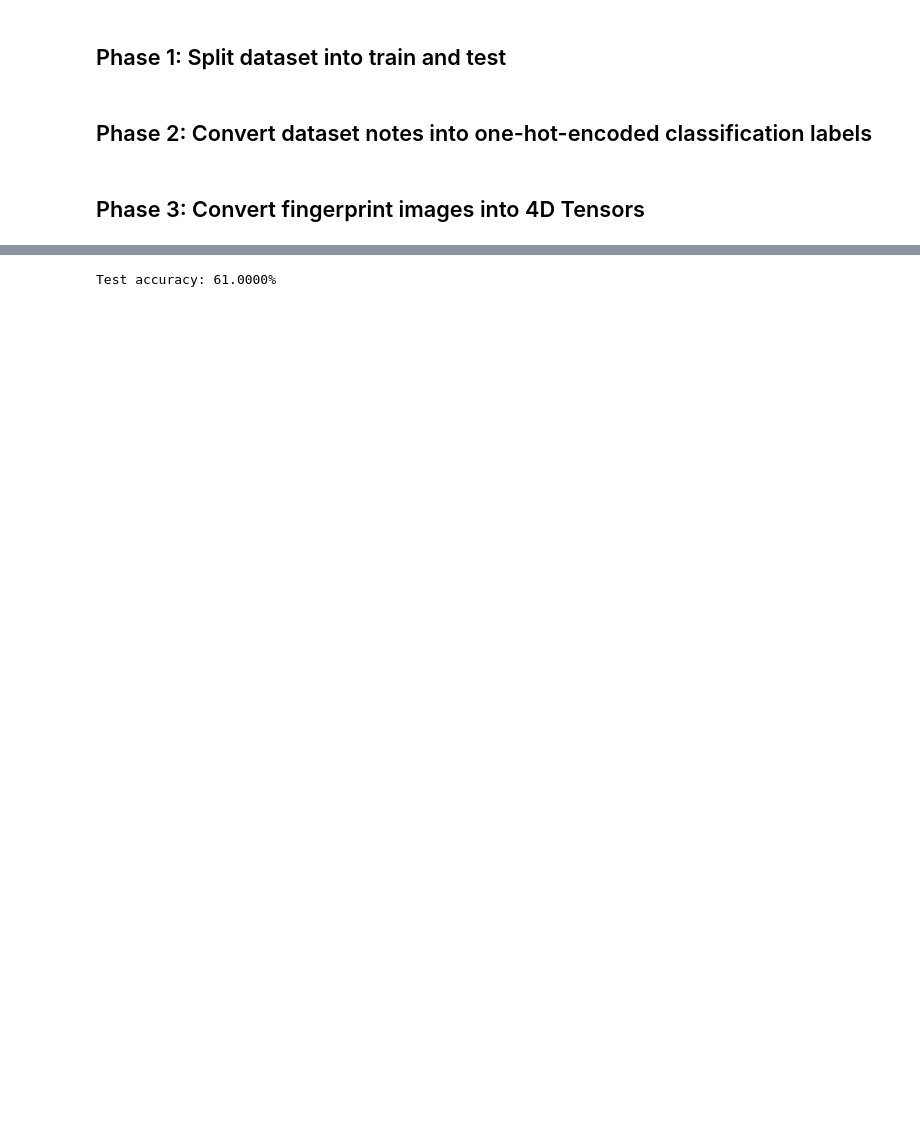
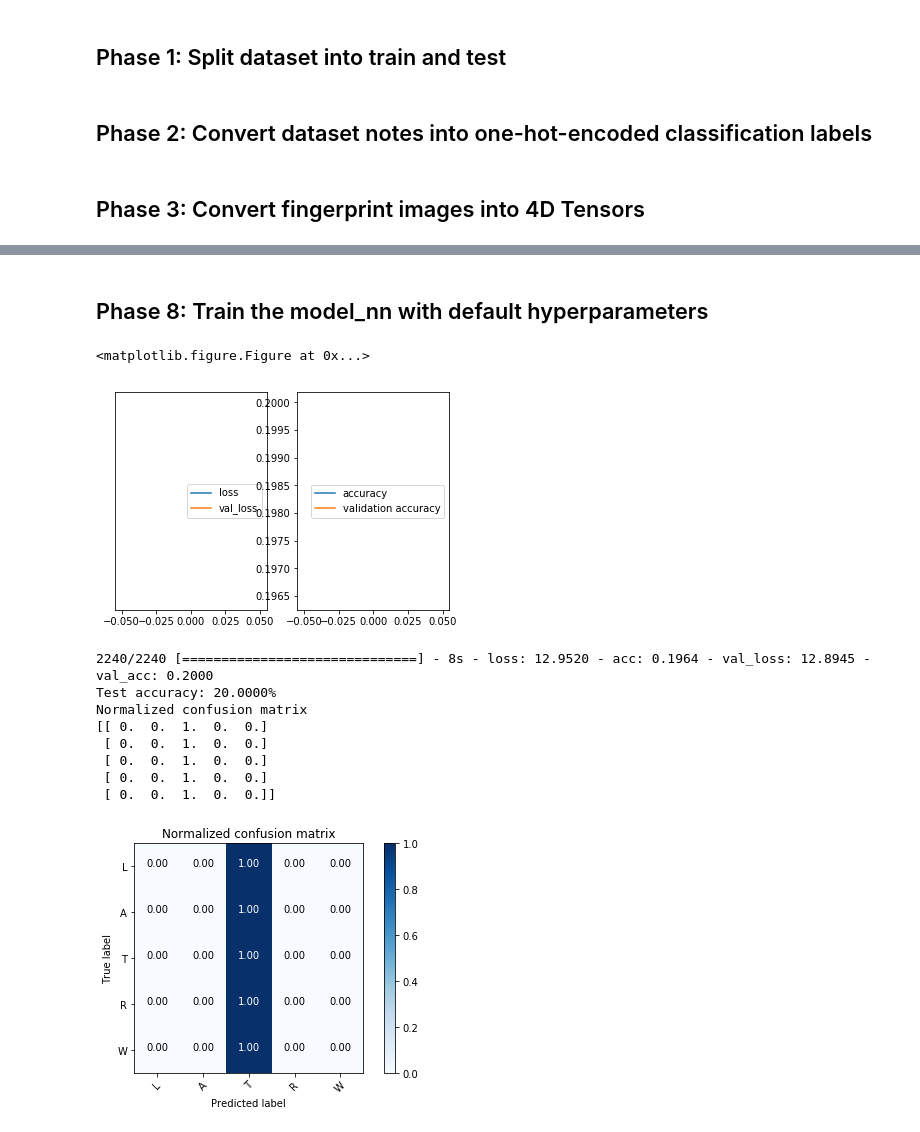
Before and after one commit to tibaes/capstone, a Jupyter notebook: project.ipynb, the cells around one changed output, grey strips where cells are left out. Saved outputs shown, nothing was run; the diff lists cells and outputs as text; code cells hidden in the pictures; blank space fills up the shorter version.

Commit message:
up to phase 8 + confusion matrix

```diff
--- a/project.ipynb
+++ b/project.ipynb
@@ -104,6 +177,0 @@ checkpointer = ModelCheckpoint(filepath='best_model.hdf5',
-# %%
-early_stopping = EarlyStopping(monitor='val_loss', patience=8)
-# %%
-model.fit(X_train, y_train,
-          validation_split=0.2, epochs=50, verbose=1, batch_size=16,
-          callbacks=[checkpointer, early_stopping])
@@ -131,2 +177,0 @@ Epoch 50/50
-# %%
-model.load_weights('best_model.hdf5')
@@ -137,5 +177,0 @@ predictions = [np.argmax(model.predict(np.expand_dims(tensor, axis=0))) for tens
-# %%
-test_accuracy = 100 * np.sum(np.array(predictions) == np.argmax(y_test, axis=1)) / len(predictions)
-print('Test accuracy: %.4f%%' % test_accuracy)
-# %% [output]
-Test accuracy: 61.0000%
@@ -141,0 +264,47 @@ Test accuracy: 61.0000%
+# %%
+def nist_train(model, checkpoint_path='best_model.hdf5', epochs=10, lr=0.001, batch_size=32):
+    # compile the model with a given learning rate
+    model.compile(optimizer=RMSprop(lr=lr), loss='categorical_crossentropy', metrics=['accuracy'])
+
+    # persist the best model on disk
+    checkpointer = ModelCheckpoint(filepath=checkpoint_path, verbose=1, save_best_only=True)
+
+    # stop if there is no improvement for a few epochs
+    early_stopping = EarlyStopping(monitor='val_loss', patience=3)
+
+    # train
+    model.fit(X_train, y_train,
+              validation_split=0.2, epochs=epochs, verbose=1, batch_size=batch_size,
+              callbacks=[checkpointer, early_stopping, plot])
+
+    # load the best model from disk
+    model.load_weights(checkpoint_path)
+
+    # compute the model's accuracy
+    predictions = [np.argmax(model.predict(np.expand_dims(tensor, axis=0))) for tensor in X_test]
+    test_accuracy = 100 * np.sum(np.array(predictions) == np.argmax(y_test, axis=1)) / len(predictions)
+    print('Test accuracy: %.4f%%' % test_accuracy)
+
+    # compute and plot confusion matrix
+    cnf_matrix = confusion_matrix(np.argmax(y_test, axis=1), predictions)
+    np.set_printoptions(precision=2)
+    plt.figure()
+    plot_confusion_matrix(cnf_matrix, classes=['L','A','T','R','W'],
+                          normalize=True, title='Normalized confusion matrix')
+    plt.show()
+# %% [markdown]
+## Phase 8:  Train the model_nn with default hyperparameters
+# %%
+nist_train(model_nn, checkpoint_path='best_model_nn.hdf5', epochs=1)
+# %% [output]
+<matplotlib.figure.Figure at 0x...>
+[figure, added]
+2240/2240 [==============================] - 8s - loss: 12.9520 - acc: 0.1964 - val_loss: 12.8945 - val_acc: 0.2000
+Test accuracy: 20.0000%
+Normalized confusion matrix
+[[ 0.  0.  1.  0.  0.]
+ [ 0.  0.  1.  0.  0.]
+ [ 0.  0.  1.  0.  0.]
+ [ 0.  0.  1.  0.  0.]
+ [ 0.  0.  1.  0.  0.]]
+[figure, added]
```
Also changed, not shown: parts of 23 cells of this notebook, 2 other files.
